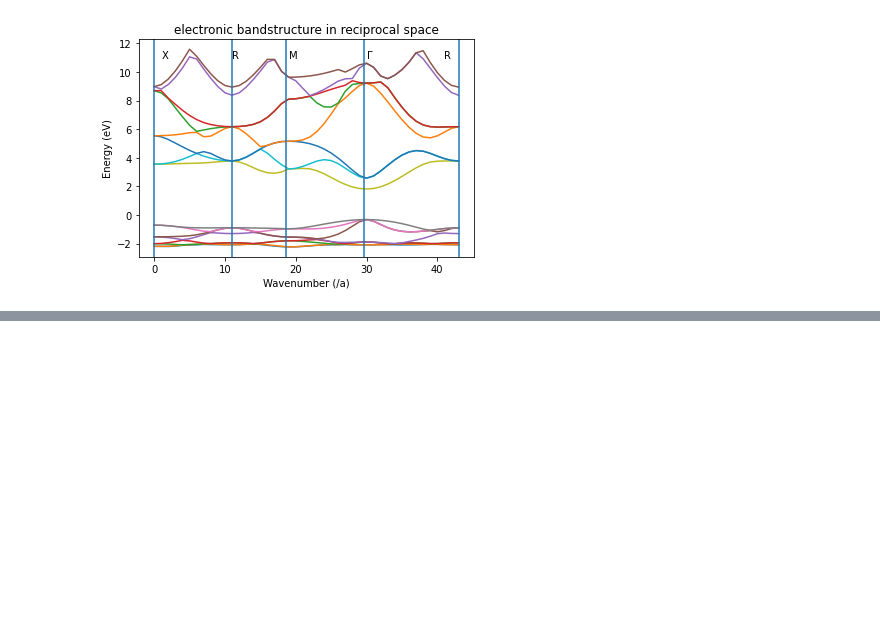
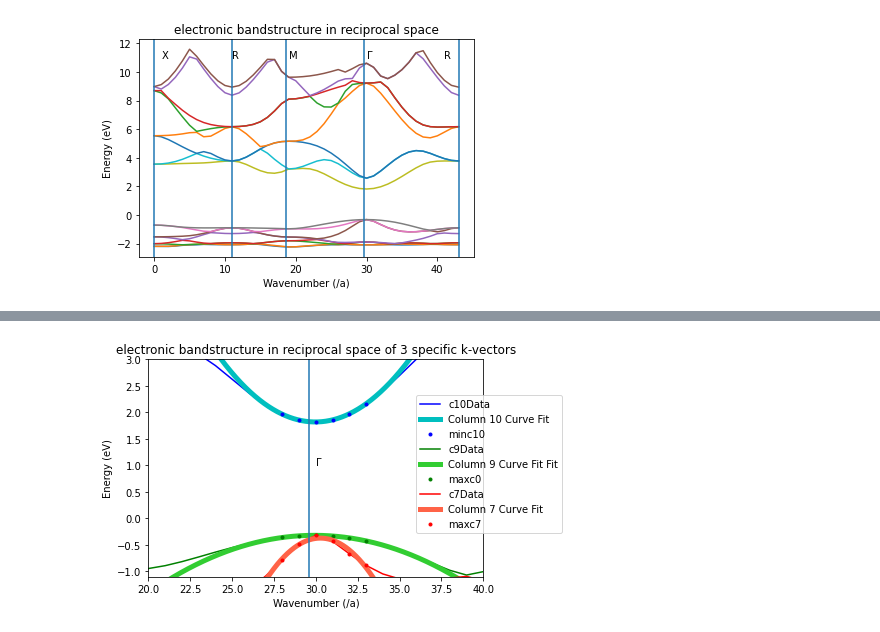
Before and after one commit to Martin-William/Wills-Code, a Jupyter notebook: CondensedCA2.ipynb, the cells around one changed output, grey strips where cells are left out. Saved outputs shown, nothing was run; the diff lists cells and outputs as text; code cells hidden in the pictures; blank space fills up the shorter version.

```diff
--- a/CondensedCA2.ipynb
+++ b/CondensedCA2.ipynb
@@ -72,0 +118,81 @@ Text(41, 11, 'R')
+# %%
+#Quadratic function to describe the graph shape
+def lobf(x, a,b,c):
+  return (a*(x**2) + b*x + c)
+# %%
+
+plt.figure(3)
+'''
+'''
+plt.plot(c10Data, color='b', label = 'c10Data')
+#slicing the data points for c10Data around Γ
+minc10 = np.column_stack(([28,29,30,31,32,33],c10Data[28:34]))
+#plt.plot(minc10[:,0],minc10[:,1], '.b', label = 'minc10')
+
+c10lobf_vars = [0.120, 460, 10] #variables coresponding to a, b and c
+c10opt_vars, goodfit = s.curve_fit(lobf, minc10[:,0], minc10[:,1], c10lobf_vars) #fits a curve to the c7Data that was split
+
+c10x = np.linspace(20, 40, num=1000) #creates array of x-axis data to generate the curve
+c10y = lobf(c10x, *c10opt_vars) #creats array of y-axis data using the lobf function and the optimal variables returned by curve_fit
+
+#plots the gausian and returns the information about the plot
+plt.plot(c10x, c10y, '-c', linewidth='5', label ='Column 10 Curve Fit')
+print('Curve Fit Quadratic is of the form y = ', c10opt_vars[0], 'x^2 +', c10opt_vars[1], 'x + ', c10opt_vars[2])
+
+plt.plot(minc10[:,0],minc10[:,1], '.b', label = 'minc10')
+
+'''
+'''
+
+plt.plot(c9Data, color='g', label = 'c9Data')
+#slicing the data points for c9Data around Γ
+maxc9 = np.column_stack(([28,29,30,31,32,33],c9Data[28:34]))
+#plt.plot(maxc9[:,0],maxc9[:,1], '.g', label = 'maxc0')
+
+c9lobf_vars = [0.120, 460, 10] #variables coresponding to a, b and c
+c9opt_vars, goodfit = s.curve_fit(lobf, maxc9[:,0], maxc9[:,1], c9lobf_vars) #fits a curve to the c7Data that was split
+
+c9x = np.linspace(20, 40, num=1000) #creates array of x-axis data to generate the curve
+c9y = lobf(c9x, *c9opt_vars) #creats array of y-axis data using the lobf function and the optimal variables returned by curve_fit
+
+#plots the gausian and returns the information about the plot
+plt.plot(c9x, c9y, '#32CD32', linewidth='5', label ='Column 9 Curve Fit Fit')
+print('Curve Fit Quadratic is of the form y = ', c9opt_vars[0], 'x^2 +', c9opt_vars[1], 'x + ', c9opt_vars[2])
+
+plt.plot(maxc9[:,0],maxc9[:,1], '.g', label = 'maxc0')
+
+'''
+'''
+
+plt.plot(c7Data, color='r', label = 'c7Data')
+#slicing the data points for c7Data around Γ
+maxc7 = np.column_stack(([28,29,30,31,32,33],c7Data[28:34]))
+#plt.plot(maxc7[:,0],maxc7[:,1], '.r', label = 'maxc7')
+
+c7lobf_vars = [0.120, 460, 10] #variables coresponding to a, b and c
+c7opt_vars, goodfit = s.curve_fit(lobf, maxc7[:,0],maxc7[:,1], c7lobf_vars) #fits a curve to the c7Data that was split
+
+c7x = np.linspace(20, 40, num=1000) #creates array of x-axis data to generate the curve
+c7y = lobf(c7x, *c7opt_vars) #creats array of y-axis data using the lobf function and the optimal variables returned by curve_fit
+
+#plots the gausian and returns the information about the plot
+plt.plot(c7x, c7y, '#FF6347', linewidth='5', label ='Column 7 Curve Fit')
+print('Curve Fit Quadratic is of the form y = ', c7opt_vars[0], 'x^2 +', c7opt_vars[1], 'x + ', c7opt_vars[2])
+
+plt.plot(maxc7[:,0],maxc7[:,1], '.r', label = 'maxc7')
+
+#formatting
+plt.axvline(x3)
+plt.axvline(x4)
+plt.axvline(x5)
+
+plt.title('electronic bandstructure in reciprocal space of 3 specific k-vectors')
+plt.xlabel('Wavenumber (/a)')
+plt.ylabel('Energy (eV)')
+plt.legend(loc=(0.8,0.2))
+plt.xlim(20,40)
+plt.ylim(-1.1,3)
+plt.annotate('M',xy=(19,1))
+plt.annotate('Γ',xy=(30,1))
+plt.annotate('R',xy=(41,1))
+# %% [output]
@@ -72,0 +203 @@ Text(41, 11, 'R')
+[figure, added]
```
Also changed, not shown: parts of 3 cells of this notebook.
